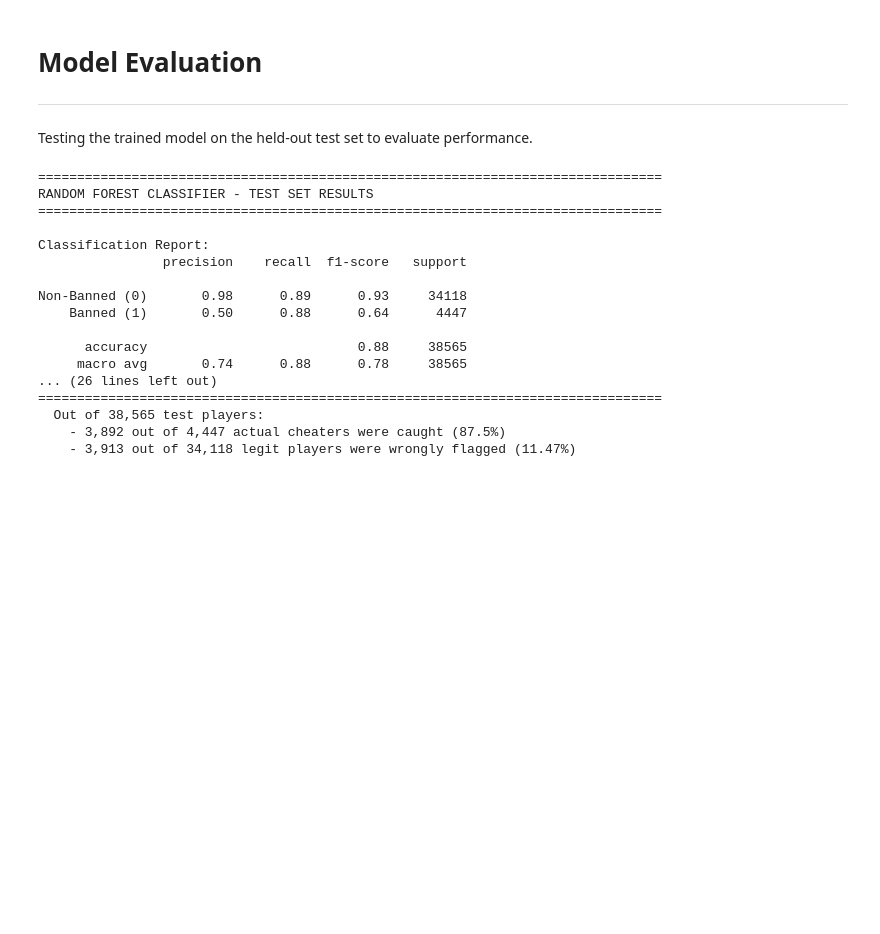
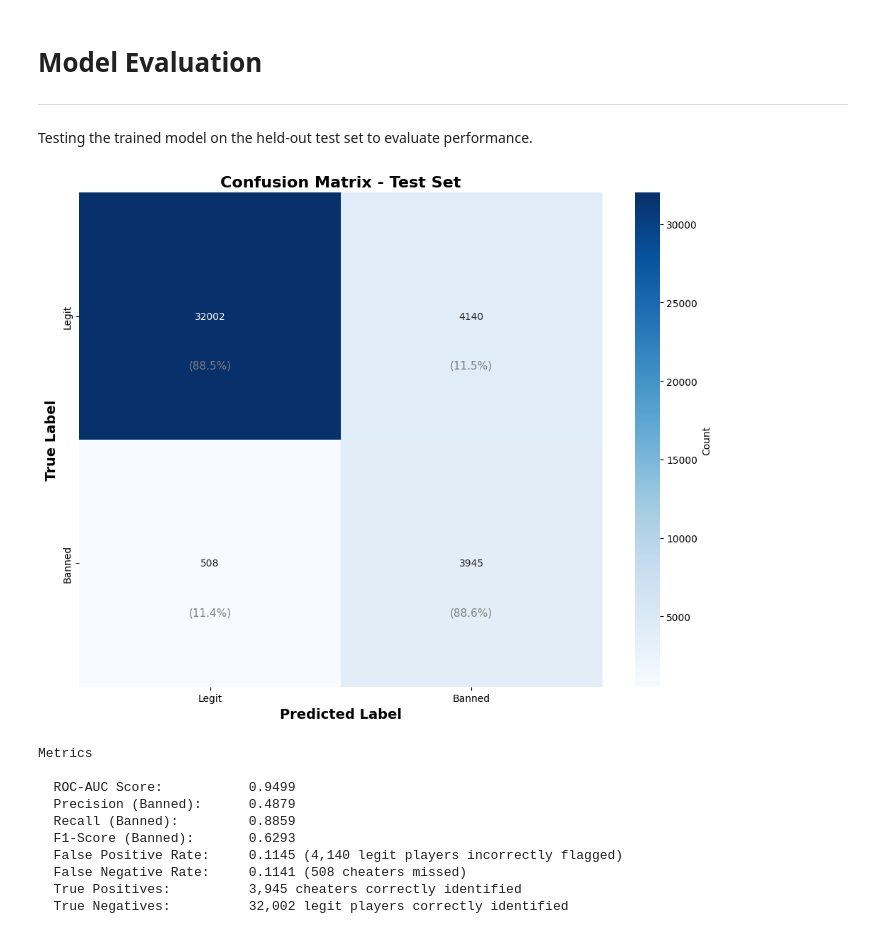
Before and after one commit to Joey-2134/CheaterBuster, a Jupyter notebook: model/model_training.ipynb, the cells around one changed output. Drawn from its saved outputs; the diff is of its cells as text; code cells hidden in the pictures; blank space fills up the shorter version.

```diff
--- a/model/model_training.ipynb
+++ b/model/model_training.ipynb
@@ -192,68 +178,17 @@ RandomForestClassifier(max_depth=100, n_jobs=-1, random_state=42)
 ---
 Testing the trained model on the held-out test set to evaluate performance.
 # %%
-from sklearn.metrics import classification_report, confusion_matrix, roc_auc_score, precision_score, recall_score, f1_score
-
-# Make predictions on test set
-y_pred = clf.predict(X_test)
-y_pred_proba = clf.predict_proba(X_test)[:, 1]
-
-# Print results
-print("=" * 80)
-print("RANDOM FOREST CLASSIFIER - TEST SET RESULTS")
-print("=" * 80)
-
-print("\nClassification Report:")
-print(classification_report(y_test, y_pred, target_names=['Non-Banned (0)', 'Banned (1)']))
-
-print("\nConfusion Matrix:")
-cm = confusion_matrix(y_test, y_pred)
-print(f"{'':>15} {'Predicted Non-Banned':>25} {'Predicted Banned':>20}")
-print(f"{'Actual Non-Banned':<15} {cm[0][0]:>25,} {cm[0][1]:>20,}")
-print(f"{'Actual Banned':<15} {cm[1][0]:>25,} {cm[1][1]:>20,}")
-
-# Calculate detailed metrics
-tn, fp, fn, tp = cm.ravel()
-fpr = fp / (fp + tn)
-fnr = fn / (fn + tp)
-
-print("\n" + "=" * 80)
-print("KEY METRICS (focus on Precision to minimize false positives)")
-print("=" * 80)
-print(f"  ROC-AUC Score:           {roc_auc_score(y_test, y_pred_proba):.4f}")
-print(f"  Precision (Banned):      {precision_score(y_test, y_pred):.4f}  <- PRIMARY METRIC")
-print(f"  Recall (Banned):         {recall_score(y_test, y_pred):.4f}")
-print(f"  F1-Score (Banned):       {f1_score(y_test, y_pred):.4f}")
-
-print("\n" + "=" * 80)
-print("ERROR ANALYSIS")
-print("=" * 80)
-print(f"  False Positive Rate:     {fpr:.4f} ({fp:,} legit players incorrectly flagged)")
-print(f"  False Negative Rate:     {fnr:.4f} ({fn:,} cheaters missed)")
-print(f"  True Positives:          {tp:,} cheaters correctly identified")
-print(f"  True Negatives:          {tn:,} legit players correctly identified")
-
-print("\n" + "=" * 80)
-print("INTERPRETATION")
-print("=" * 80)
-print(f"  Out of {len(y_test):,} test players:")
-print(f"    - {tp:,} out of {tp+fn:,} actual cheaters were caught ({tp/(tp+fn)*100:.1f}%)")
-print(f"    - {fp:,} out of {tn+fp:,} legit players were wrongly flagged ({fp/(tn+fp)*100:.2f}%)")
+# Evaluate model using reusable utility function
+metrics = evaluate_model(clf, X_test, y_test, show_plot=True)
 # %% [output]
+[figure, added]
-================================================================================
-RANDOM FOREST CLASSIFIER - TEST SET RESULTS
-================================================================================
+Metrics
 
-Classification Report:
-                precision    recall  f1-score   support
-
-Non-Banned (0)       0.98      0.89      0.93     34118
-    Banned (1)       0.50      0.88      0.64      4447
-
-      accuracy                           0.88     38565
-     macro avg       0.74      0.88      0.78     38565
-... (26 lines left out)
-================================================================================
-  Out of 38,565 test players:
-    - 3,892 out of 4,447 actual cheaters were caught (87.5%)
-    - 3,913 out of 34,118 legit players were wrongly flagged (11.47%)
+  ROC-AUC Score:           0.9499
+  Precision (Banned):      0.4879
+  Recall (Banned):         0.8859
+  F1-Score (Banned):       0.6293
+  False Positive Rate:     0.1145 (4,140 legit players incorrectly flagged)
+  False Negative Rate:     0.1141 (508 cheaters missed)
+  True Positives:          3,945 cheaters correctly identified
+  True Negatives:          32,002 legit players correctly identified
```
Also changed, not shown: parts of 4 cells of this notebook, 1 other file.
